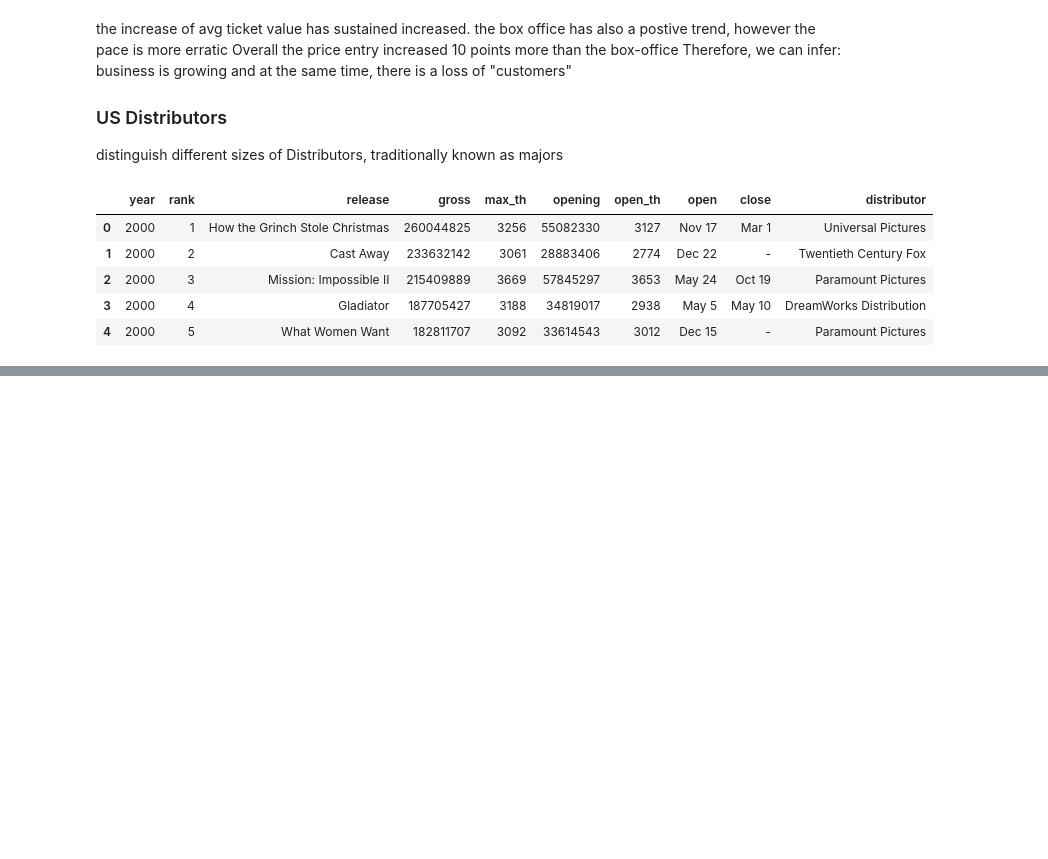
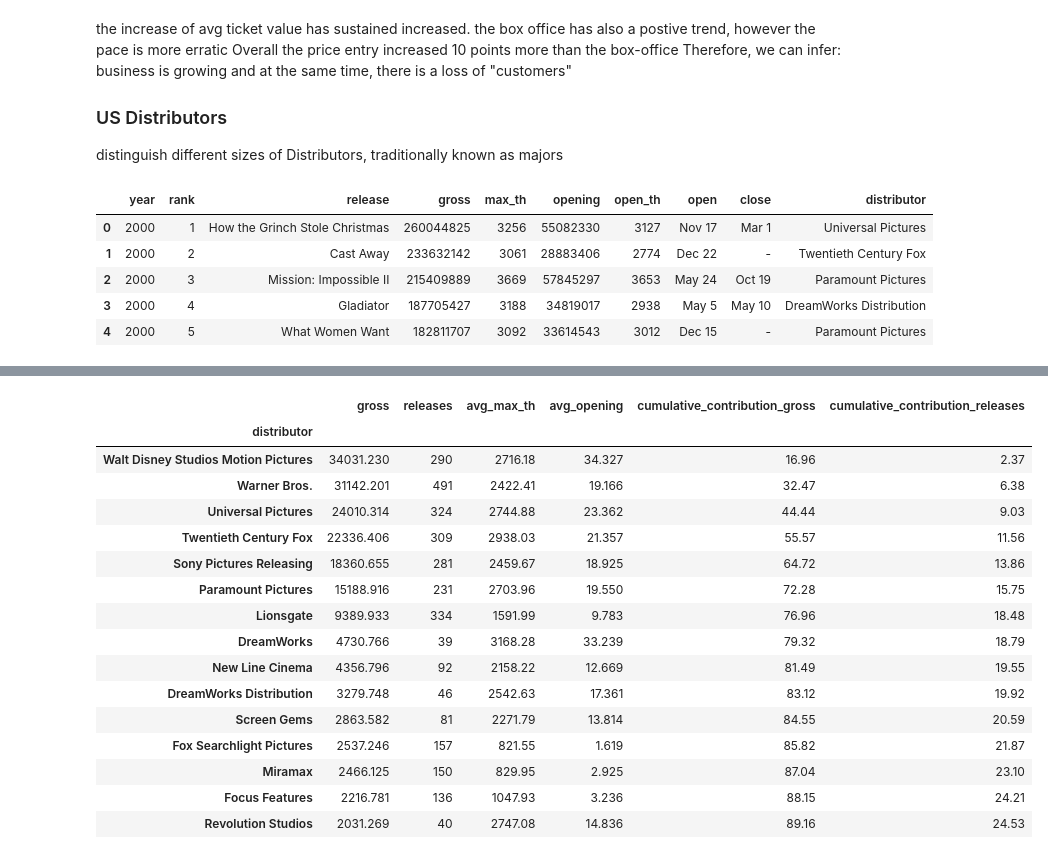
Before and after one commit to ivanlopezlobato/movies, a Jupyter notebook: notebooks/BoxOffice_Evolution_2000-2019.ipynb, the cells around one changed output, grey strips where cells are left out. Saved outputs shown, nothing was run; the diff lists cells and outputs as text; code cells hidden in the pictures; blank space fills up the shorter version.

```diff
--- a/notebooks/BoxOffice_Evolution_2000-2019.ipynb
+++ b/notebooks/BoxOffice_Evolution_2000-2019.ipynb
@@ -169,0 +154,5 @@ us_bo.groupby("distributor").sum().sort_values(by="gross", ascending = False).he
+# %%
+# group by distributors, study the majors
+distributors = (us_bo.groupby("distributor").agg({"gross":"sum", "distributor":"count", "max_th":"mean", "opening": "mean"})
+                                            .sort_values(by="gross", ascending=False))
+distributors
@@ -169,0 +174,9 @@ us_bo.groupby("distributor").sum().sort_values(by="gross", ascending = False).he
+# %%
+# some massage of data
+# grossing in millions
+distributors["gross"] = distributors["gross"].div(million).round(3)
+distributors["opening"] = distributors["opening"].div(million).round(3)
+# avg max_th with 2 decimals
+distributors["max_th"] = distributors["max_th"].round(2)
+
+distributors
@@ -169,0 +198,4 @@ us_bo.groupby("distributor").sum().sort_values(by="gross", ascending = False).he
+# %%
+# rename columns
+distributors = distributors.rename(columns={"distributor":"releases", "max_th":"avg_max_th", "opening":"avg_opening"})
+distributors
@@ -169,0 +217,24 @@ us_bo.groupby("distributor").sum().sort_values(by="gross", ascending = False).he
+# %%
+distributors["cumulative_contribution_gross"] = (distributors["gross"].cumsum()*100/distributors["gross"].sum()).round(2)
+
+distributors["cumulative_contribution_releases"] = (distributors["releases"].cumsum()*100/distributors["releases"].sum()).round(2)
+
+distributors.head(15)
+# %% [output]
+|  | gross | releases | avg_max_th | avg_opening | cumulative_contribution_gross | cumulative_contribution_releases |
+| distributor |  |  |  |  |  |  |
+| Walt Disney Studios Motion Pictures | 34031.230 | 290 | 2716.18 | 34.327 | 16.96 | 2.37 |
+| Warner Bros. | 31142.201 | 491 | 2422.41 | 19.166 | 32.47 | 6.38 |
+| Universal Pictures | 24010.314 | 324 | 2744.88 | 23.362 | 44.44 | 9.03 |
+| Twentieth Century Fox | 22336.406 | 309 | 2938.03 | 21.357 | 55.57 | 11.56 |
+| Sony Pictures Releasing | 18360.655 | 281 | 2459.67 | 18.925 | 64.72 | 13.86 |
+| Paramount Pictures | 15188.916 | 231 | 2703.96 | 19.550 | 72.28 | 15.75 |
+| Lionsgate | 9389.933 | 334 | 1591.99 | 9.783 | 76.96 | 18.48 |
+| DreamWorks | 4730.766 | 39 | 3168.28 | 33.239 | 79.32 | 18.79 |
+| New Line Cinema | 4356.796 | 92 | 2158.22 | 12.669 | 81.49 | 19.55 |
+| DreamWorks Distribution | 3279.748 | 46 | 2542.63 | 17.361 | 83.12 | 19.92 |
+| Screen Gems | 2863.582 | 81 | 2271.79 | 13.814 | 84.55 | 20.59 |
+| Fox Searchlight Pictures | 2537.246 | 157 | 821.55 | 1.619 | 85.82 | 21.87 |
+| Miramax | 2466.125 | 150 | 829.95 | 2.925 | 87.04 | 23.10 |
+| Focus Features | 2216.781 | 136 | 1047.93 | 3.236 | 88.15 | 24.21 |
+| Revolution Studios | 2031.269 | 40 | 2747.08 | 14.836 | 89.16 | 24.53 |
```
Also changed, not shown: parts of 15 cells of this notebook.
